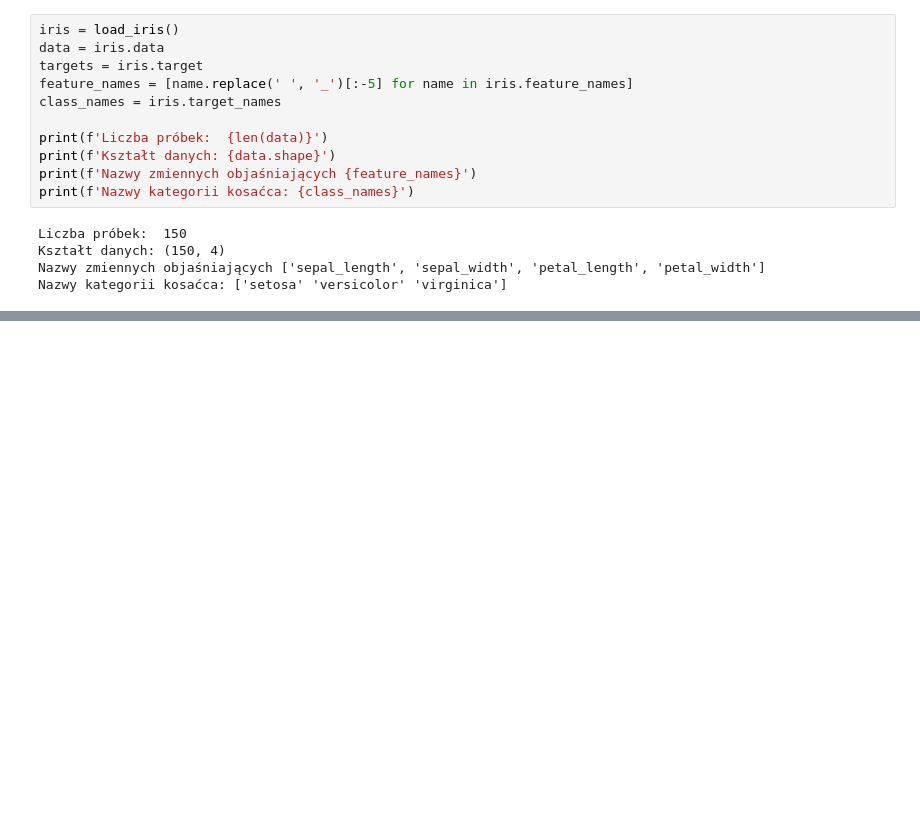
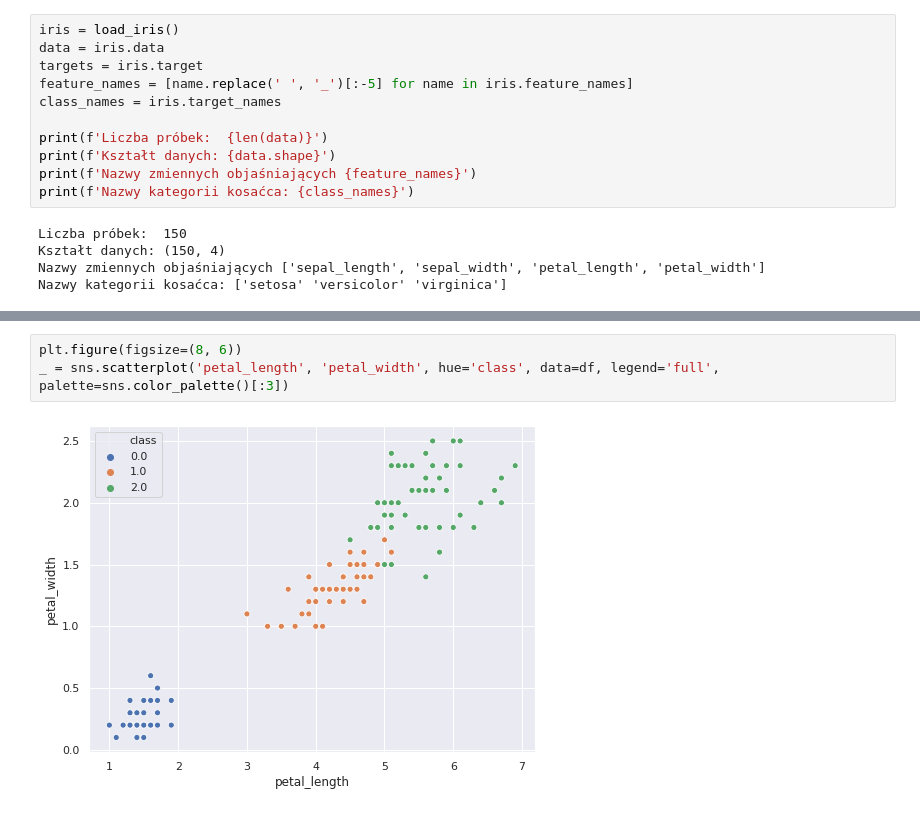
Before and after one commit to nefetorve/big_data, a Jupyter notebook: 06_uczenie_maszynowe/drzewa_decyzyjne.ipynb, the cells around one changed output, grey strips where cells are left out. Saved outputs shown, nothing was run; the diff lists cells and outputs as text; blank space fills up the shorter version.

```diff
--- a/06_uczenie_maszynowe/drzewa_decyzyjne.ipynb
+++ b/06_uczenie_maszynowe/drzewa_decyzyjne.ipynb
@@ -27,0 +65,5 @@ Nazwy kategorii kosaćca: ['setosa' 'versicolor' 'virginica']
+# %%
+plt.figure(figsize=(8, 6))
+_ = sns.scatterplot('petal_length', 'petal_width', hue='class', data=df, legend='full', palette=sns.color_palette()[:3])
+# %% [output]
+[figure, added]
```
Also changed, not shown: parts of 15 cells of this notebook.
